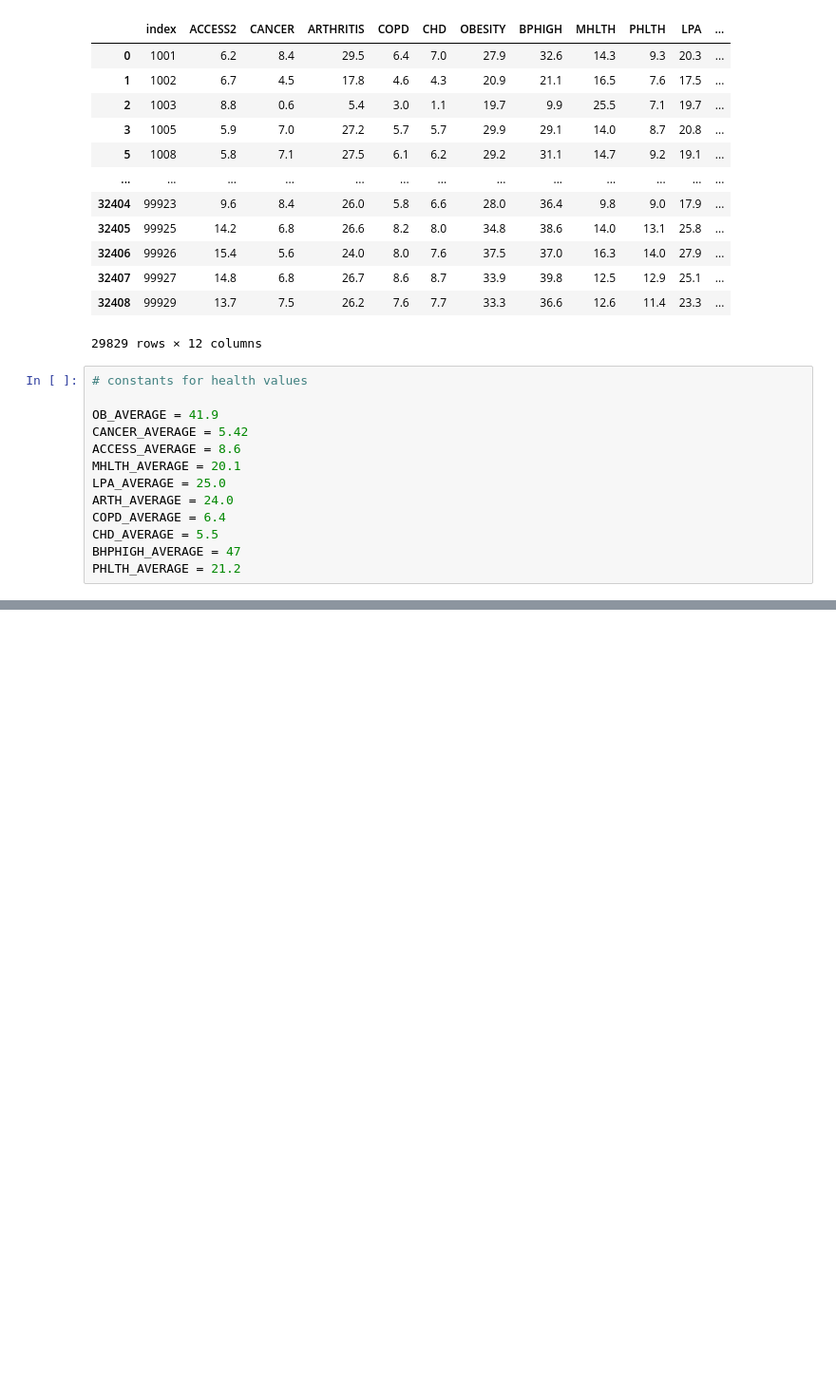
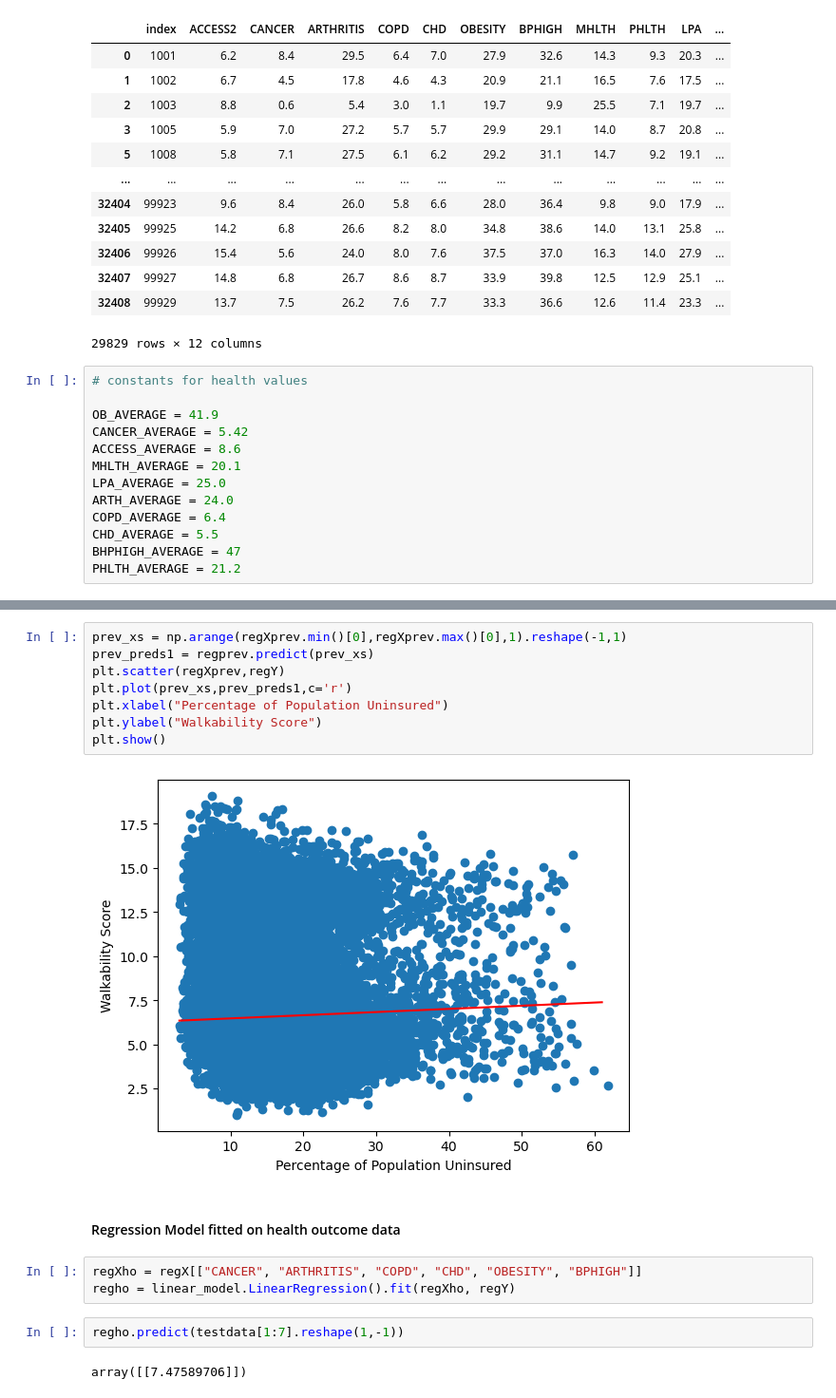
Before and after one commit to jon-pun/final4741project, a Jupyter notebook: walkability.ipynb, the cells around one changed output, grey strips where cells are left out. Shown at 95% size. Saved outputs shown, nothing was run; the diff lists cells and outputs as text; blank space fills up the shorter version.

```diff
--- a/walkability.ipynb
+++ b/walkability.ipynb
@@ -108,0 +164,19 @@ PHLTH_AVERAGE = 21.2
+# %%
+prev_xs = np.arange(regXprev.min()[0],regXprev.max()[0],1).reshape(-1,1)
+prev_preds1 = regprev.predict(prev_xs)
+plt.scatter(regXprev,regY)
+plt.plot(prev_xs,prev_preds1,c='r')
+plt.xlabel("Percentage of Population Uninsured")
+plt.ylabel("Walkability Score")
+plt.show()
+# %% [output]
+[figure, added]
+# %% [markdown]
+#### Regression Model fitted on health outcome data
+# %%
+regXho = regX[["CANCER", "ARTHRITIS", "COPD", "CHD", "OBESITY", "BPHIGH"]]
+regho = linear_model.LinearRegression().fit(regXho, regY)
+# %%
+regho.predict(testdata[1:7].reshape(1,-1))
+# %% [output]
+array([[7.47589706]])
```
Also changed, not shown: parts of 32 cells of this notebook.
